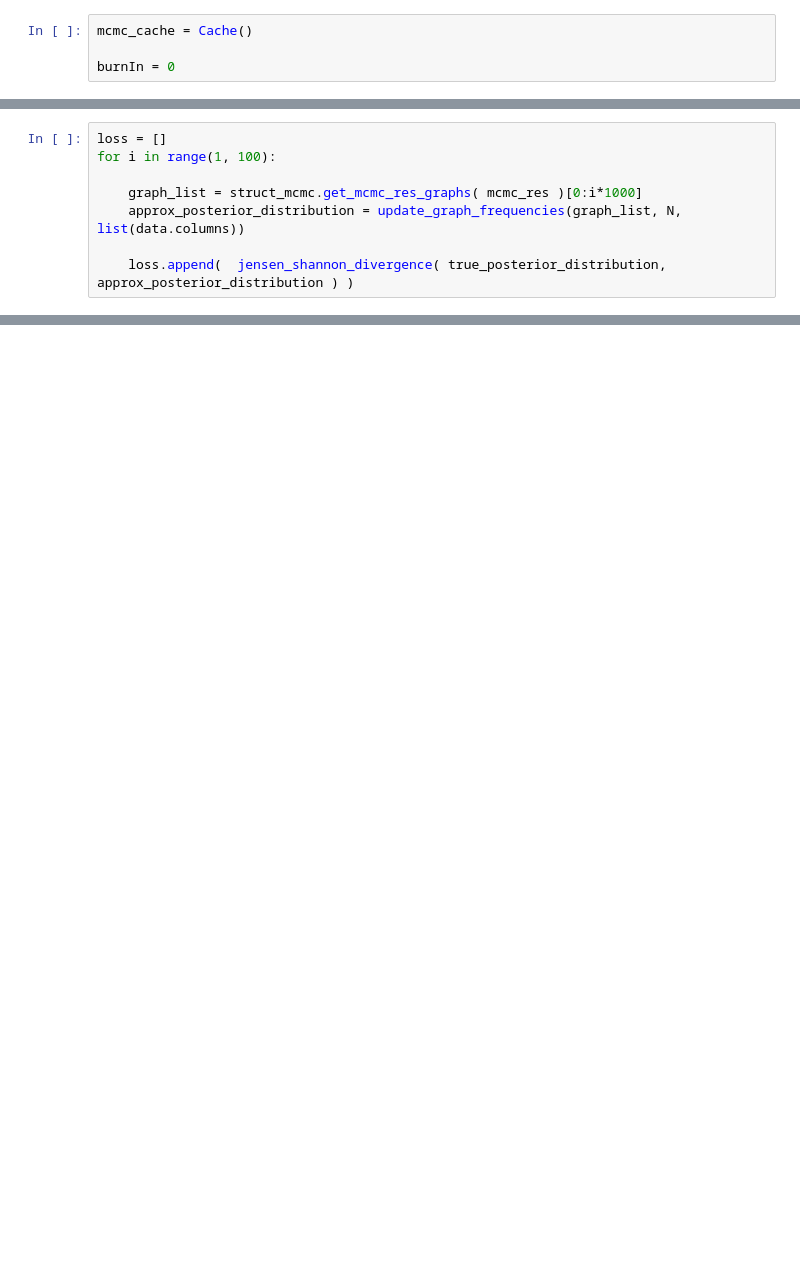
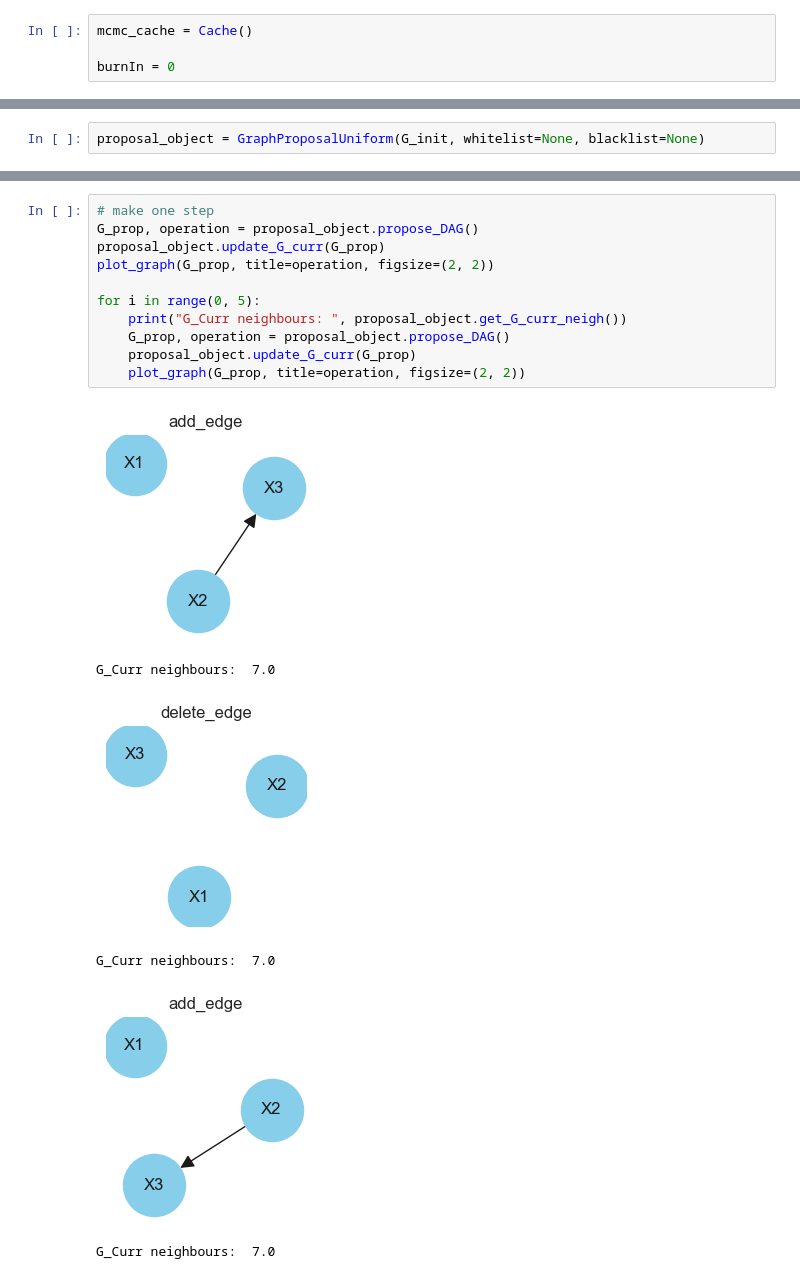
Before and after one commit to catarina-moreira/py_structure_MCMC, a Jupyter notebook: [Structure_MCMC]_3_nodes.ipynb, the cells around one changed output, grey strips where cells are left out. Drawn from its saved outputs; the diff is of its cells as text; blank space fills up the shorter version.

```diff
--- a/[Structure_MCMC]_3_nodes.ipynb
+++ b/[Structure_MCMC]_3_nodes.ipynb
@@ -266,8 +132,0 @@ mapper = plot_true_posterior_distribution( filtered_dags,
-# %%
-loss = []
-for i in range(1, 100):
-
-    graph_list = struct_mcmc.get_mcmc_res_graphs( mcmc_res )[0:i*1000]
-    approx_posterior_distribution = update_graph_frequencies(graph_list, N, list(data.columns))
-
-    loss.append(  jensen_shannon_divergence( true_posterior_distribution, approx_posterior_distribution ) )
@@ -472,0 +148,2 @@ rDAG_NIG(1, DAG, score_object, U)['L'][0]
+# %%
+proposal_object = GraphProposalUniform(G_init, whitelist=None, blacklist=None)
@@ -472,0 +154,18 @@ rDAG_NIG(1, DAG, score_object, U)['L'][0]
+# %%
+# make one step
+G_prop, operation = proposal_object.propose_DAG()
+proposal_object.update_G_curr(G_prop)
+plot_graph(G_prop, title=operation, figsize=(2, 2))
+
+for i in range(0, 5):
+    print("G_Curr neighbours: ", proposal_object.get_G_curr_neigh())
+    G_prop, operation = proposal_object.propose_DAG()
+    proposal_object.update_G_curr(G_prop)
+    plot_graph(G_prop, title=operation, figsize=(2, 2))
+# %% [output]
+[figure, added]
+G_Curr neighbours:  7.0
+[figure, added]
+G_Curr neighbours:  7.0
+[figure, added]
+G_Curr neighbours:  7.0
```
Also changed, not shown: parts of 50 cells of this notebook, 4 other files.
